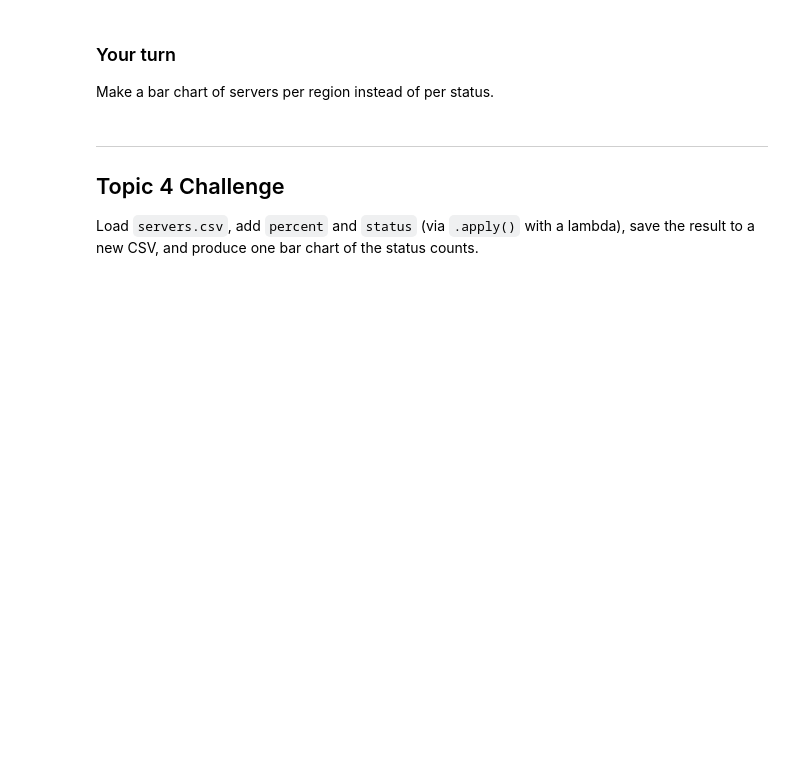
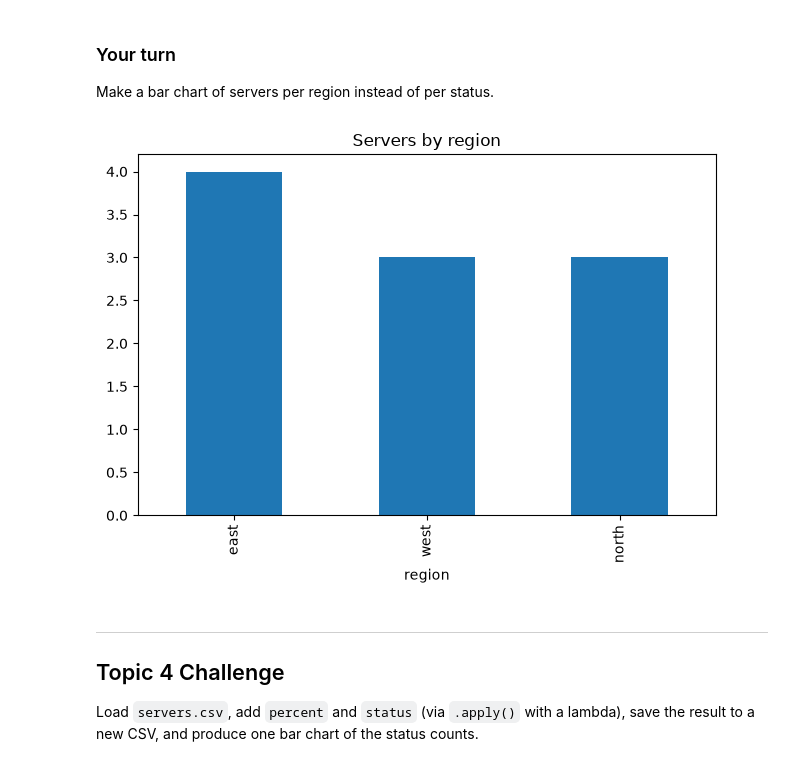
Before and after one commit to iansmiiith/CST1510, a Jupyter notebook: Week 06 - Pandas/04 - Apply, Lambda and Finishing Up/W06T04_walkthrough.ipynb, the cells around one changed output. Drawn from its saved outputs; the diff is of its cells as text; code cells hidden in the pictures; blank space fills up the shorter version.

```diff
--- a/Week 06 - Pandas/04 - Apply, Lambda and Finishing Up/W06T04_walkthrough.ipynb
+++ b/Week 06 - Pandas/04 - Apply, Lambda and Finishing Up/W06T04_walkthrough.ipynb
@@ -77,0 +118,4 @@ Use `.apply()` with a lambda to add a column `region_upper` — the `region` col
+# %%
+# your code here
+servers["region_upper"] = servers["region"].apply(lambda x: x.upper())
+servers
@@ -99,3 +164,10 @@ Make a bar chart of servers per region instead of per status.
+# %%
+# your code here
+servers["region"].value_counts().plot(kind="bar", title="Servers by region")
+plt.tight_layout()
+plt.show()
+# %% [output]
+[figure, added]
 # %% [markdown]
 ---
 ## Topic 4 Challenge
```
Also changed, not shown: parts of 12 cells of this notebook, 19 other files.
